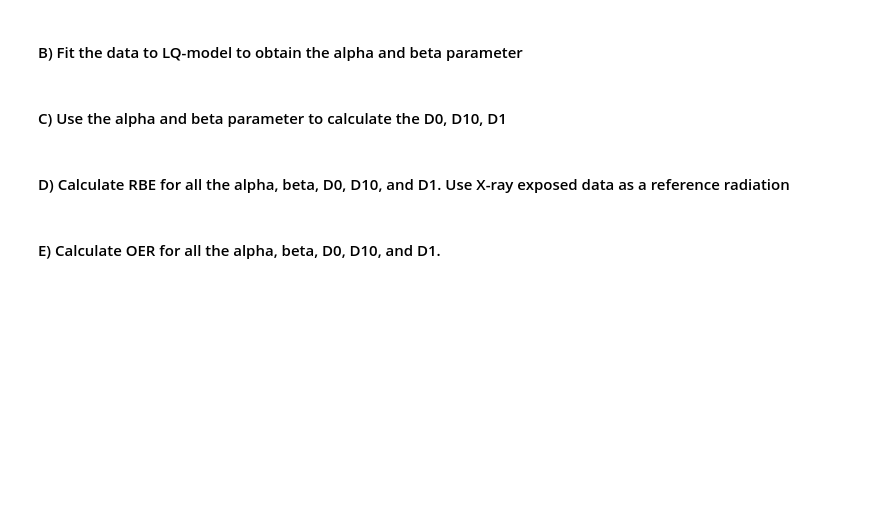
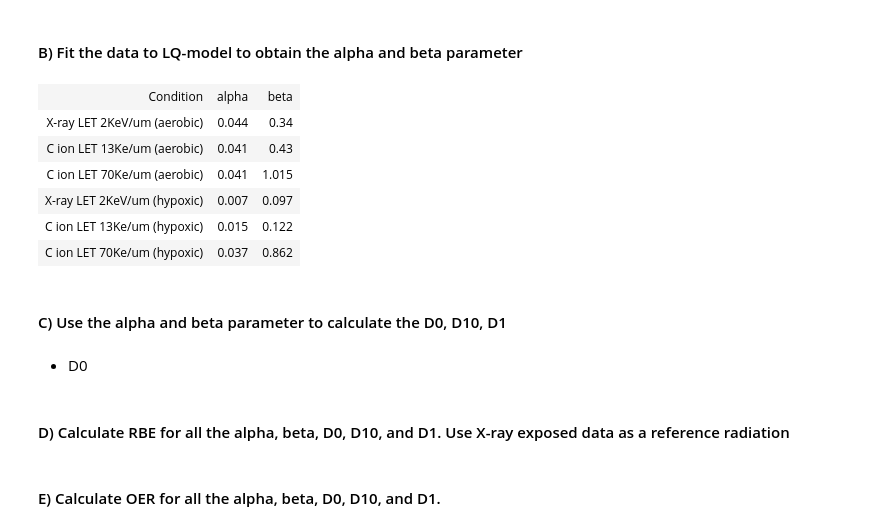
Before and after one commit to mori913/radiation-biology, a Jupyter notebook: assignment.ipynb, the cells around one changed output. Drawn from its saved outputs; the diff is of its cells as text; code cells hidden in the pictures; blank space fills up the shorter version.

```diff
--- a/assignment.ipynb
+++ b/assignment.ipynb
@@ -35,7 +64,44 @@ plt.show()
 # %% [markdown]
 #### B) Fit the data to LQ-model to obtain the alpha and beta parameter
+# %%
+import tabulate
+
+#print the alpha and beta parameter
+alpha_xray_aerobic =round( p_xray_aerobic[0]*1000)/1000
+beta_xray_aerobic =round( p_xray_aerobic[1]*1000)/1000
+alpha_let13_aerobic = round(p_let13_aerobic[0]*1000)/1000
+beta_let13_aerobic = round(p_let13_aerobic[1]*1000)/1000
+alpha_let70_aerobic = round(p_let70_aerobic[0]*1000)/1000
+beta_let70_aerobic = round(p_let70_aerobic[1]*1000)/1000
+
+alpha_xray_hypoxic = round( p_xray_hypoxic[0]*1000)/1000
+beta_xray_hypoxic =round( p_xray_hypoxic[1]*1000)/1000
+alpha_let13_hypoxic = round(p_let13_hypoxic[0]*1000)/1000
+beta_let13_hypoxic = round(p_let13_hypoxic[1]*1000)/1000
+alpha_let70_hypoxic = round(p_let70_hypoxic[0]*1000)/1000
+beta_let70_hypoxic = round(p_let70_hypoxic[1]*1000)/1000
+
+data = [["Condition","alpha","beta"],
+         ["X-ray LET 2KeV/um (aerobic)",-alpha_xray_aerobic,-beta_xray_aerobic],
+         ["C ion LET 13Ke/um (aerobic)",-alpha_let13_aerobic,-beta_let13_aerobic],
+         ["C ion LET 70Ke/um (aerobic)",-alpha_let70_aerobic,-beta_let70_aerobic],
+         ["X-ray LET 2KeV/um (hypoxic)",-alpha_xray_hypoxic,-beta_xray_hypoxic],
+          ["C ion LET 13Ke/um (hypoxic)",-alpha_let13_hypoxic,-beta_let13_hypoxic],
+         ["C ion LET 70Ke/um (hypoxic)",-alpha_let70_hypoxic,-beta_let70_hypoxic],]
+table = tabulate.tabulate(data, tablefmt='html')
+table
+# %% [output]
+| Condition | alpha | beta |
+| X-ray LET 2KeV/um (aerobic) | 0.044 | 0.34 |
+| C ion LET 13Ke/um (aerobic) | 0.041 | 0.43 |
+| C ion LET 70Ke/um (aerobic) | 0.041 | 1.015 |
+| X-ray LET 2KeV/um (hypoxic) | 0.007 | 0.097 |
+| C ion LET 13Ke/um (hypoxic) | 0.015 | 0.122 |
+| C ion LET 70Ke/um (hypoxic) | 0.037 | 0.862 |
 # %% [markdown]
 #### C) Use the alpha and beta parameter to calculate the D0, D10, D1
+# %% [markdown]
+- D0
 # %% [markdown]
 #### D) Calculate RBE for all the alpha, beta, D0, D10, and D1. Use X-ray exposed data as a reference radiation
 # %% [markdown]
```
Also changed, not shown: parts of 2 cells of this notebook.
